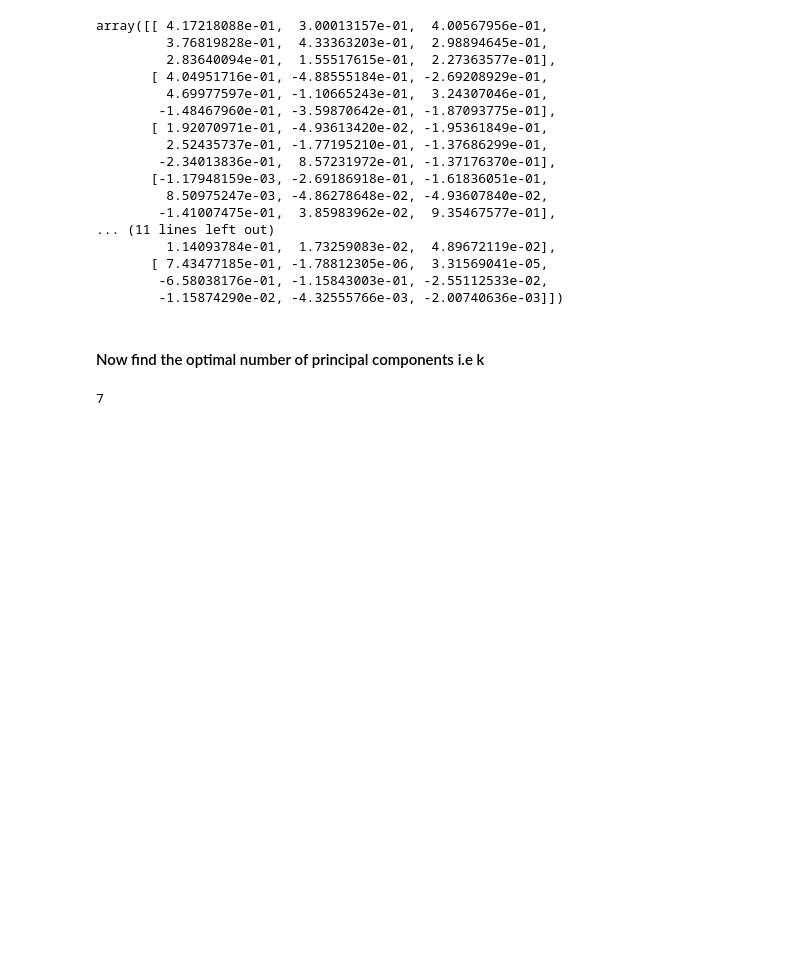
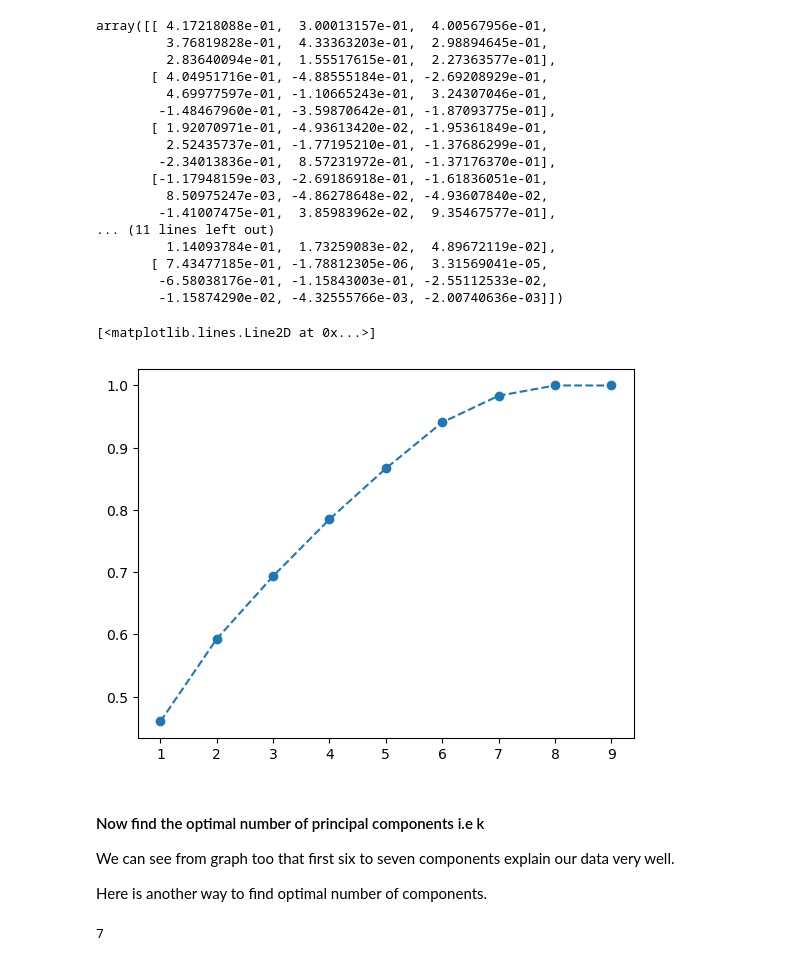
Before and after one commit to Subhigupta/ML-for-Social-Media-Engagement-in-Fashion-and-Cosmetics, a Jupyter notebook: Customer clustering or segmentation and customer engagement/5. Applying PCA on Facebook Dataset.ipynb, the cells around one changed output. Cells and saved outputs as stored; diff of their text form; code cells hidden in the pictures; blank space fills up the shorter version.

```diff
--- a/Customer clustering or segmentation and customer engagement/5. Applying PCA on Facebook Dataset.ipynb
+++ b/Customer clustering or segmentation and customer engagement/5. Applying PCA on Facebook Dataset.ipynb
@@ -203,8 +204,8 @@ after2015_scaled.shape
 #### First fit PCA on after2015 dataset keeping number of components = 9
 # %%
 pca_after=PCA()
-transformed_data_after=pca_after.fit_transform(after2015_scaled)
-transformed_data_after.shape
+data_after=pca_after.fit_transform(after2015_scaled)
+data_after.shape
 # %% [output]
 (5340, 9)
 # %%
@@ -233,8 +234,16 @@ array([[ 4.17218088e-01,  3.00013157e-01,  4.00567956e-01,
        [ 7.43477185e-01, -1.78812305e-06,  3.31569041e-05,
         -6.58038176e-01, -1.15843003e-01, -2.55112533e-02,
         -1.15874290e-02, -4.32555766e-03, -2.00740636e-03]])
+# %%
+plt.plot(range(1,10),pca_after.explained_variance_ratio_.cumsum(),marker='o',linestyle="--")
+# %% [output]
+[<matplotlib.lines.Line2D at 0x...>]
+[figure, added]
 # %% [markdown]
 #### Now find the optimal number of principal components i.e k
+We can see from graph too that first six to seven components explain our data very well.
+
+Here is another way to find optimal number of components.
 # %%
 total=sum(pca_after.explained_variance_) # calculate the total variance across the dataset
 k=0 #number of principal components
```
Also changed, not shown: parts of 6 cells of this notebook, 2 other files.
